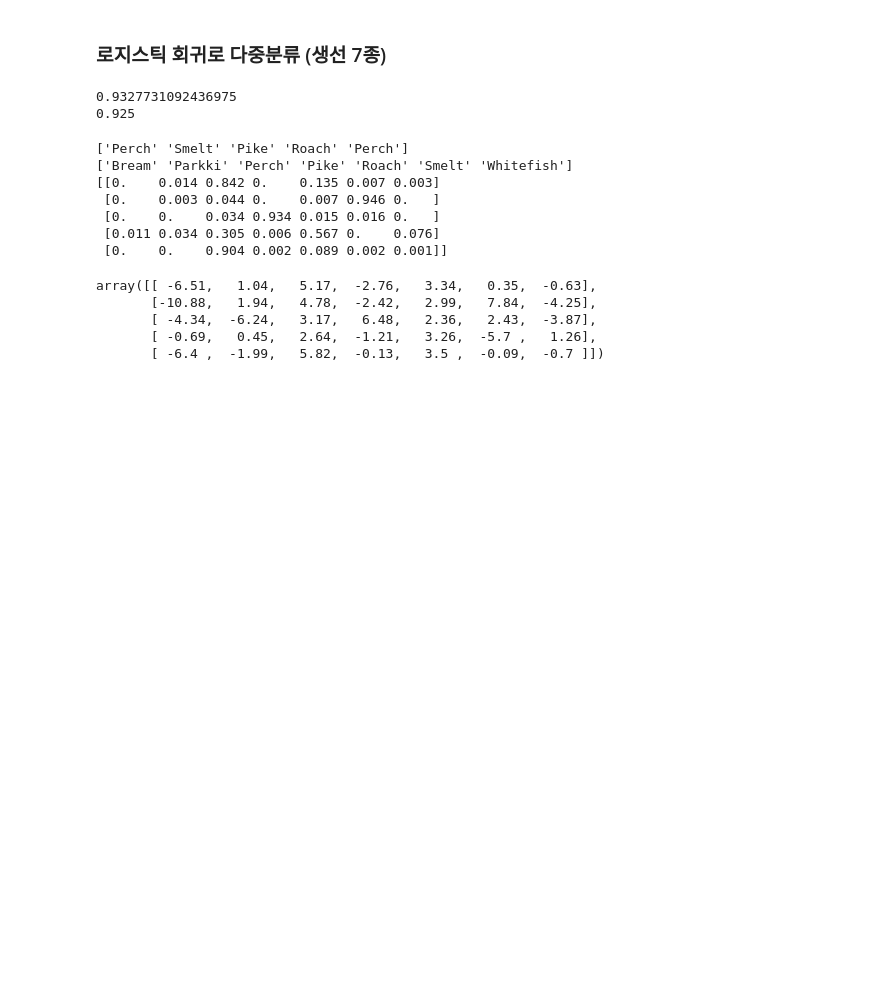
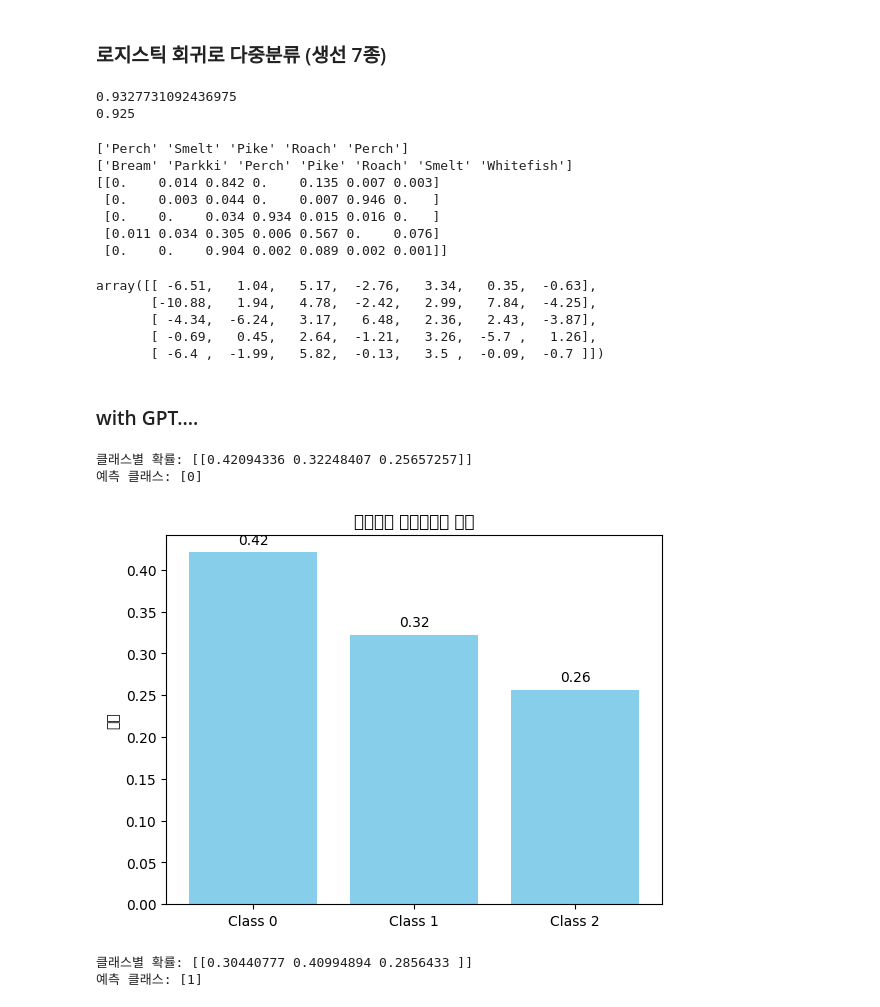
Before and after one commit to hayden-71/TIL, a Jupyter notebook: 머신러닝/04_logistic_regression.ipynb, the cells around one changed output. Saved outputs shown, nothing was run; the diff lists cells and outputs as text; code cells hidden in the pictures; blank space fills up the shorter version.

```diff
--- a/머신러닝/04_logistic_regression.ipynb
+++ b/머신러닝/04_logistic_regression.ipynb
@@ -203,3 +208,71 @@ array([[ -6.51,   1.04,   5.17,  -2.76,   3.34,   0.35,  -0.63],
        [ -4.34,  -6.24,   3.17,   6.48,   2.36,   2.43,  -3.87],
        [ -0.69,   0.45,   2.64,  -1.21,   3.26,  -5.7 ,   1.26],
        [ -6.4 ,  -1.99,   5.82,  -0.13,   3.5 ,  -0.09,  -0.7 ]])
+# %% [markdown]
+### with GPT....
+# %%
+from sklearn.linear_model import LogisticRegression
+
+X = [[1, 2], [2, 1], [3, 5], [5, 2]]
+y = [0, 0, 1, 2]
+
+                            # 다중분류를 할게~      최적화 알고리즘 (확률 계산을 위한 파라미터 찾기용)
+clf = LogisticRegression(multi_class='multinomial', solver='lbfgs')
+clf.fit(X, y)
+
+new_data = [[3, 3]]
+print("클래스별 확률:", clf.predict_proba(new_data))
+print("예측 클래스:", clf.predict(new_data))
+# %% [output]
+클래스별 확률: [[0.42094336 0.32248407 0.25657257]]
+예측 클래스: [0]
+# %%
+import matplotlib.pyplot as plt
+import numpy as np
+
+# 예측 확률 (predict_proba 결과)
+probs = np.array([0.42094336, 0.32248407, 0.25657257])
+
+# 클래스 이름 (0, 1, 2라고 가정)
+classes = np.arange(len(probs))
+
+# 막대그래프 그리기
+plt.bar(classes, probs, color="skyblue")
+plt.xticks(classes, [f"Class {c}" for c in classes])
+plt.ylabel("확률")
+plt.title("클래스별 소프트맥스 확률")
+
+# 확률 값 표시
+for i, v in enumerate(probs):
+    plt.text(i, v + 0.01, f"{v:.2f}", ha="center")
+
+plt.show()
+# %% [output]
+[figure, added]
+# %%
+# 위 코드는 데이터가 넘 적어서 0으로 쏠린거 아냐..? 싶어서 다시 만듦
+# 클래스 0 (왼쪽 아래 근처)
+X0 = [[1,2],[2,1],[2,2],[1,1]]
+y0 = [0]*len(X0)
+
+# 클래스 1 (위쪽)
+X1 = [[3,5],[3,4],[4,5],[2,5]]
+y1 = [1]*len(X1)
+
+# 클래스 2 (오른쪽 아래)
+X2 = [[5,2],[4,2],[5,3],[6,2]]
+y2 = [2]*len(X2)
+
+# 전체 합치기
+X = X0 + X1 + X2
+y = y0 + y1 + y2
+
+clf = LogisticRegression(multi_class='multinomial', solver='lbfgs')
+clf.fit(X, y)
+
+new_data = [[3, 3]]
+print("클래스별 확률:", clf.predict_proba(new_data))
+print("예측 클래스:", clf.predict(new_data))
+# %% [output]
+클래스별 확률: [[0.30440777 0.40994894 0.2856433 ]]
+예측 클래스: [1]
```
Also changed, not shown: parts of 1 cell of this notebook, 3 other files.
